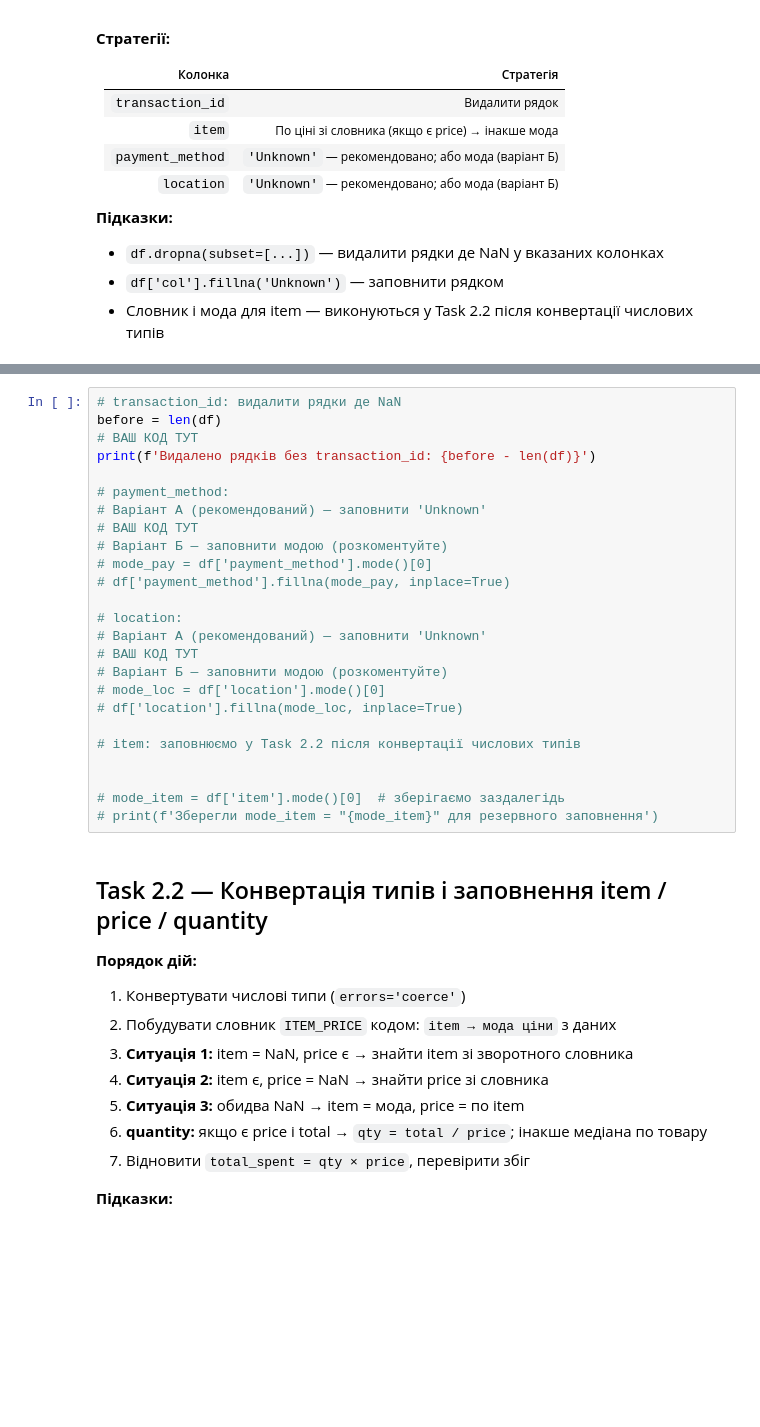
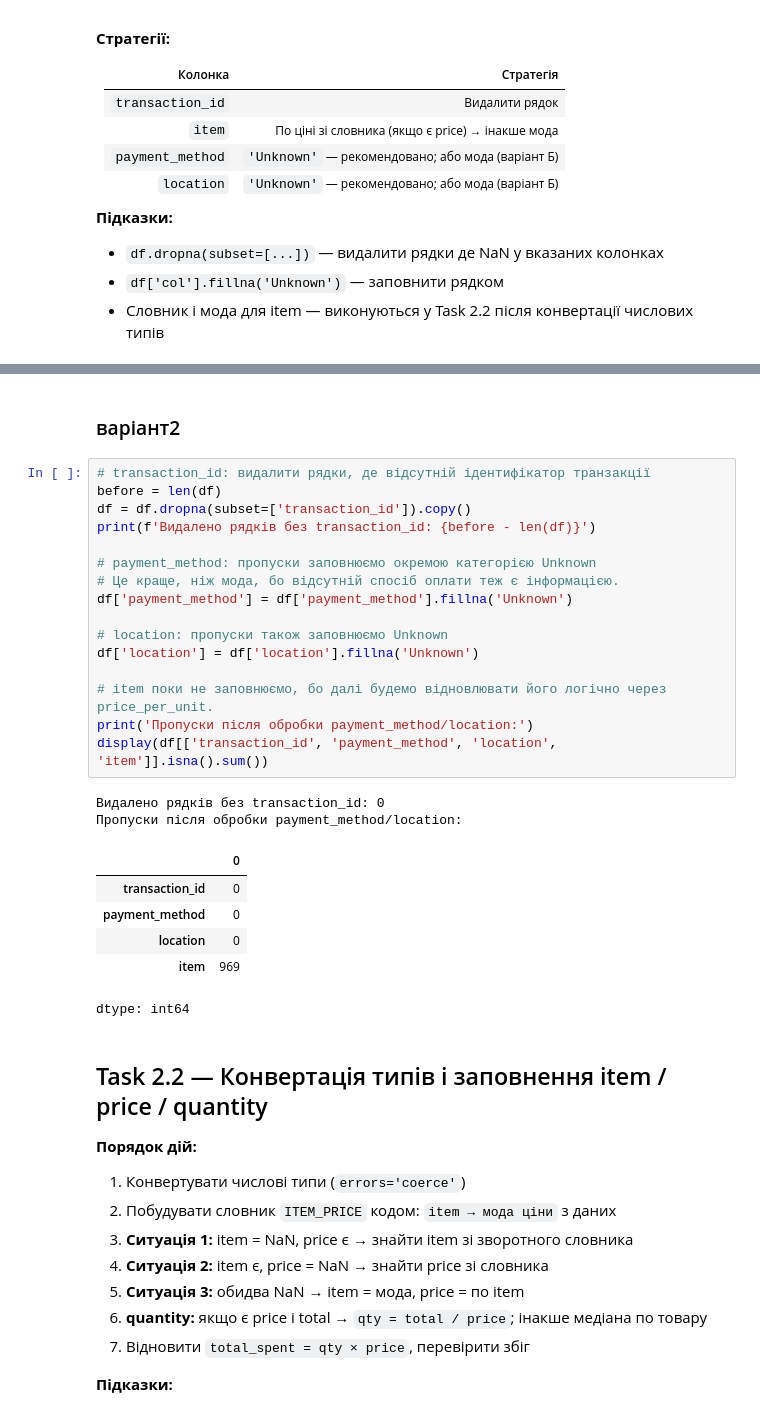
Before and after one commit to DymaStar/Analysis_Cafe_Sales-, a Jupyter notebook: DS_110626cafe_eda_workbook_version2.ipynb, the cells around one changed output, grey strips where cells are left out. Drawn from its saved outputs; the diff is of its cells as text; blank space fills up the shorter version.

```diff
--- a/DS_110626cafe_eda_workbook_version2.ipynb
+++ b/DS_110626cafe_eda_workbook_version2.ipynb
@@ -360,31 +373,33 @@ print(f'Зберегли mode_item = "{mode_item}" для резервного
 | location | 0 |
 dtype: int64
 Зберегли mode_item = "Juice" для резервного заповнення
-# %%
-# transaction_id: видалити рядки де NaN
-before = len(df)
-# ВАШ КОД ТУТ
-print(f'Видалено рядків без transaction_id: {before - len(df)}')
-
-# payment_method:
-# Варіант А (рекомендований) — заповнити 'Unknown'
-# ВАШ КОД ТУТ
-# Варіант Б — заповнити модою (розкоментуйте)
-# mode_pay = df['payment_method'].mode()[0]
-# df['payment_method'].fillna(mode_pay, inplace=True)
-
-# location:
-# Варіант А (рекомендований) — заповнити 'Unknown'
-# ВАШ КОД ТУТ
-# Варіант Б — заповнити модою (розкоментуйте)
-# mode_loc = df['location'].mode()[0]
-# df['location'].fillna(mode_loc, inplace=True)
-
-# item: заповнюємо у Task 2.2 після конвертації числових типів
-
-
-# mode_item = df['item'].mode()[0]  # зберігаємо заздалегідь
-# print(f'Зберегли mode_item = "{mode_item}" для резервного заповнення')
+# %% [markdown]
+### варіант2
+# %%
+# transaction_id: видалити рядки, де відсутній ідентифікатор транзакції
+before = len(df)
+df = df.dropna(subset=['transaction_id']).copy()
+print(f'Видалено рядків без transaction_id: {before - len(df)}')
+
+# payment_method: пропуски заповнюємо окремою категорією Unknown
+# Це краще, ніж мода, бо відсутній спосіб оплати теж є інформацією.
+df['payment_method'] = df['payment_method'].fillna('Unknown')
+
+# location: пропуски також заповнюємо Unknown
+df['location'] = df['location'].fillna('Unknown')
+
+# item поки не заповнюємо, бо далі будемо відновлювати його логічно через price_per_unit.
+print('Пропуски після обробки payment_method/location:')
+display(df[['transaction_id', 'payment_method', 'location', 'item']].isna().sum())
+# %% [output]
+Видалено рядків без transaction_id: 0
+Пропуски після обробки payment_method/location:
+|  | 0 |
+| transaction_id | 0 |
+| payment_method | 0 |
+| location | 0 |
+| item | 969 |
+dtype: int64
 # %% [markdown]
 ## Task 2.2 — Конвертація типів і заповнення item / price / quantity
 
```
Also changed, not shown: parts of 39 cells of this notebook.
